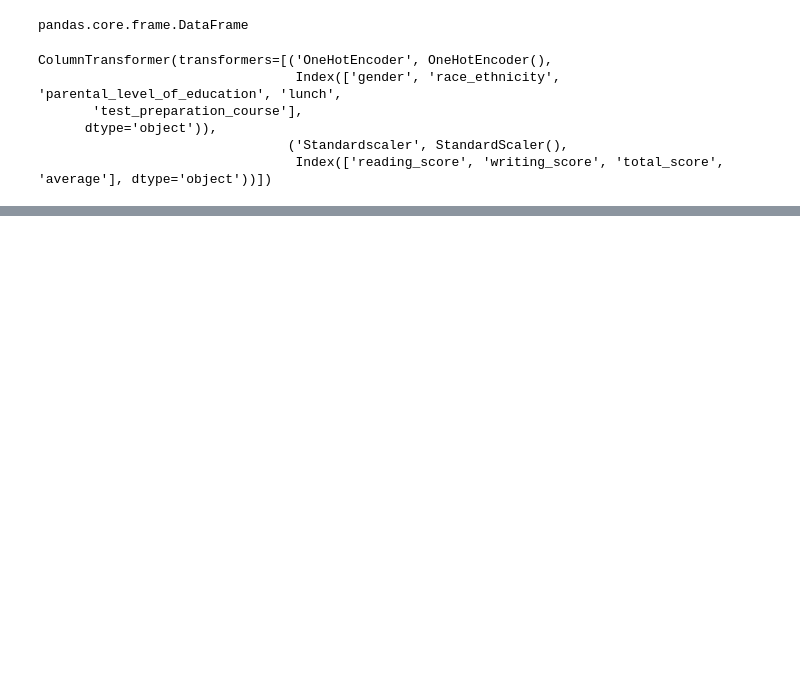
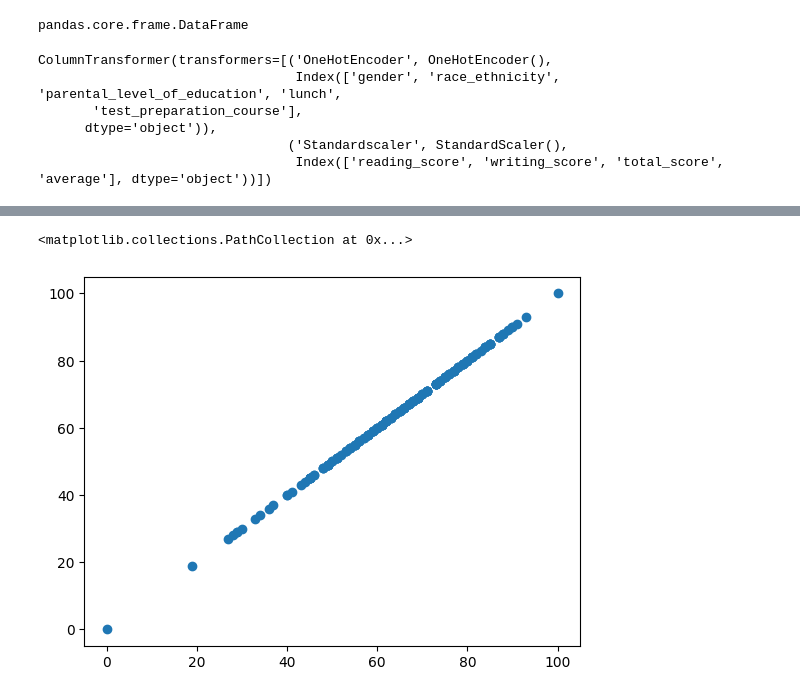
Before and after one commit to sillan123/ML_Project, a Jupyter notebook: Notebook/student_performance_EDA.ipynb, the cells around one changed output, grey strips where cells are left out. Cells and saved outputs as stored; diff of their text form; code cells hidden in the pictures; blank space fills up the shorter version.

Commit message:
model building

```diff
--- a/Notebook/student_performance_EDA.ipynb
+++ b/Notebook/student_performance_EDA.ipynb
@@ -188,0 +209,3 @@ X=preprocessor.fit_transform(X)
+# %%
+x_train,x_test,y_train,y_test=train_test_split(X,Y,test_size=0.2,random_state=42)
+x_train.shape,x_test.shape
@@ -188,0 +221,37 @@ X=preprocessor.fit_transform(X)
+# %%
+models={
+    "LinearRegression":LinearRegression(),
+    "ridge":Ridge(),
+    "lasso":Lasso(),
+    "svr":SVR(),
+    "DT":DecisionTreeRegressor(),
+    "RF":RandomForestRegressor(),
+    "AdaBoost":AdaBoostRegressor(),
+    "XGB":XGBRegressor(),
+    "catboost":CatBoostRegressor()
+}
+r2_list=[]
+
+for i in range(len(list(models))):
+    model=list(models.values())[i]
+    model.fit(x_train,y_train)
+    y_train_pred=model.predict(x_train)
+    y_test_pred=model.predict(x_test)
+    rmse_train,mae_train,r2_train=evaluate_model(y_train,y_train_pred)
+    rmse_test,mae_test,r2_test=evaluate_model(y_test,y_test_pred)
+
+    print(list(models.keys())[i])
+
+    print('Model performance for Training set')
+    print("- Root Mean Squared Error: {:.4f}".format(rmse_train))
+    print("- Mean Absolute Error: {:.4f}".format(mae_train))
+    print("- R2 Score: {:.4f}".format(r2_train))
+
+    print('----------------------------------')
+
+    print('Model performance for Test set')
+    print("- Root Mean Squared Error: {:.4f}".format(rmse_test))
+    print("- Mean Absolute Error: {:.4f}".format(mae_test))
+    print("- R2 Score: {:.4f}".format(r2_test))
+    r2_list.append(r2_test)
+    print('\n')
@@ -188,0 +291,8 @@ X=preprocessor.fit_transform(X)
+# %%
+lin_model = LinearRegression(fit_intercept=True)
+lin_model = lin_model.fit(x_train, y_train)
+y_pred = lin_model.predict(x_test)
+plt.scatter(y_test,y_pred)
+# %% [output]
+<matplotlib.collections.PathCollection at 0x...>
+[figure, added]
```
Also changed, not shown: parts of 7 cells of this notebook.
